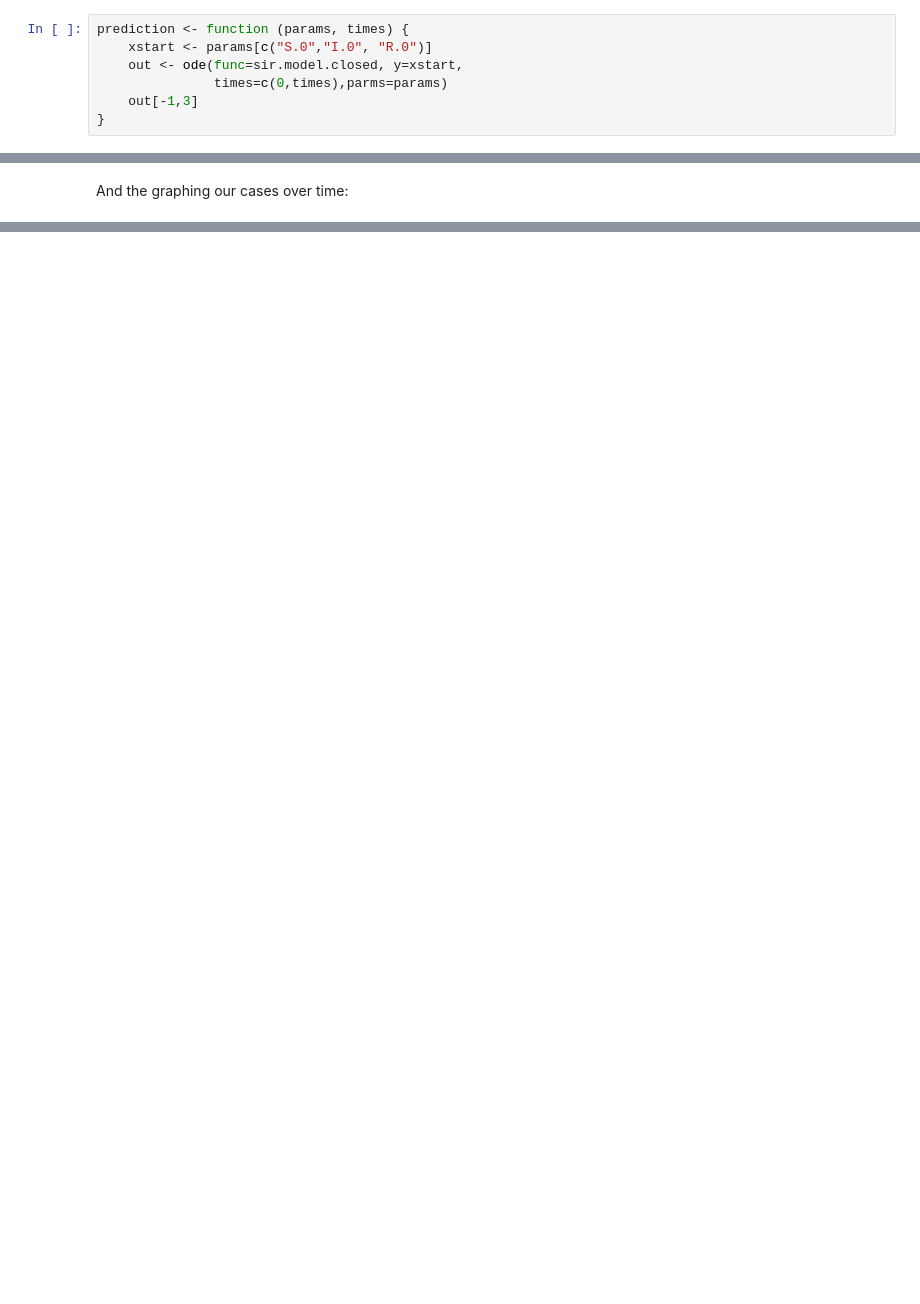
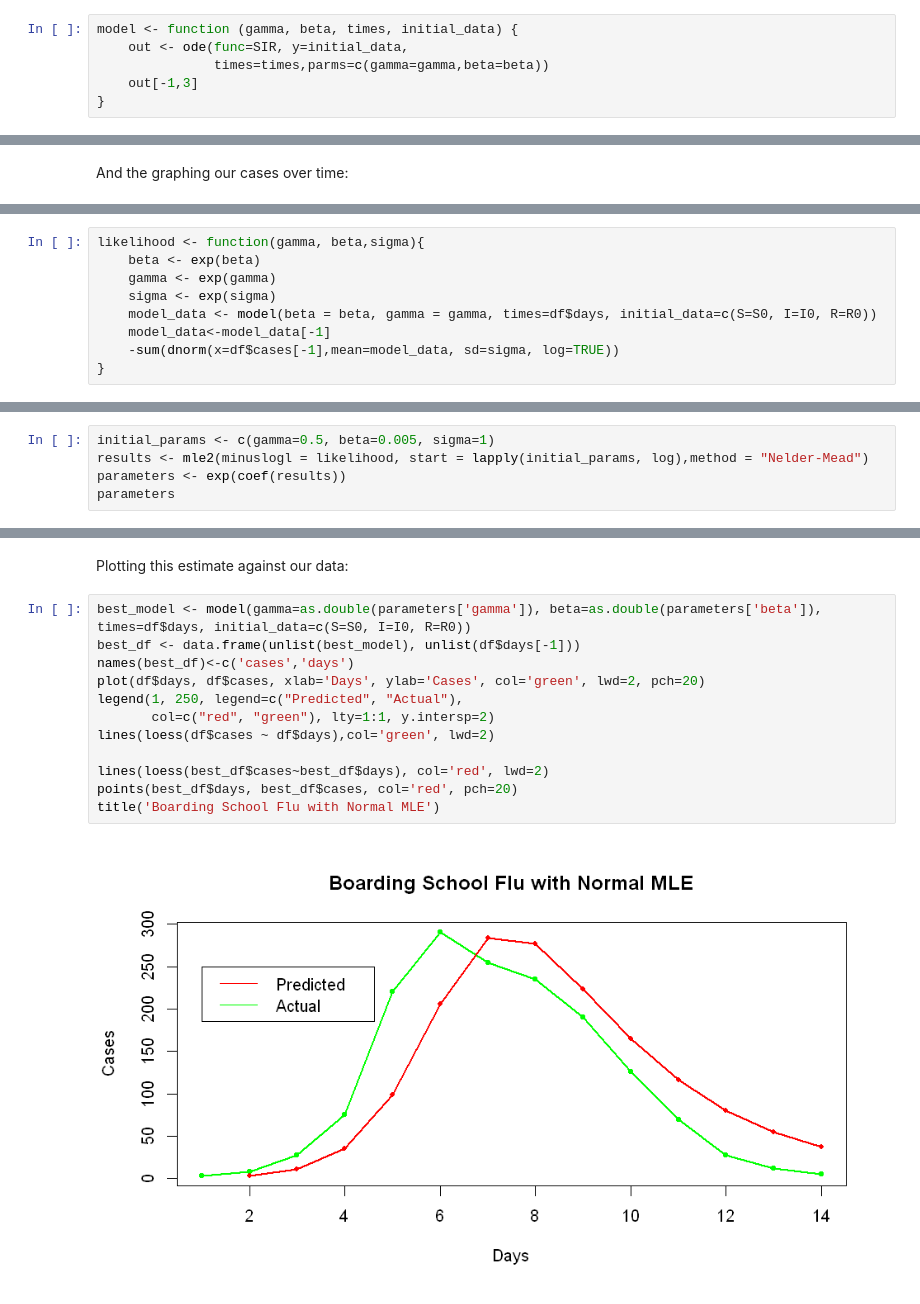
Before and after one commit to joely-w/ProjectWriteup, a Jupyter notebook: Stochastic model.ipynb, the cells around one changed output, grey strips where cells are left out. Cells and saved outputs as stored; diff of their text form; blank space fills up the shorter version.

Commit message:
Added MLE fitting using Poisson and Normal distribution

```diff
--- a/Stochastic model.ipynb
+++ b/Stochastic model.ipynb
@@ -31,8 +33,7 @@ We then create a function to return an approximate value for our model given all
 # %%
-prediction <- function (params, times) {
-    xstart <- params[c("S.0","I.0", "R.0")]
-    out <- ode(func=sir.model.closed, y=xstart,
-               times=c(0,times),parms=params)
+model <- function (gamma, beta, times, initial_data) {
+    out <- ode(func=SIR, y=initial_data,
+               times=times,parms=c(gamma=gamma,beta=beta))
     out[-1,3]
 }
 # %% [markdown]
@@ -82,0 +68,9 @@ $\log{L} = -\frac{n}{2}\log{((2\pi)}-n\log{\sigma}-\sum_{t=0}^{n-1}\frac{(Y_t -
+# %%
+likelihood <- function(gamma, beta,sigma){
+    beta <- exp(beta)
+    gamma <- exp(gamma)
+    sigma <- exp(sigma)
+    model_data <- model(beta = beta, gamma = gamma, times=df$days, initial_data=c(S=S0, I=I0, R=R0))
+    model_data<-model_data[-1]
+    -sum(dnorm(x=df$cases[-1],mean=model_data, sd=sigma, log=TRUE))
+}
@@ -82,0 +79,5 @@ $\log{L} = -\frac{n}{2}\log{((2\pi)}-n\log{\sigma}-\sum_{t=0}^{n-1}\frac{(Y_t -
+# %%
+initial_params <- c(gamma=0.5, beta=0.005, sigma=1)
+results <- mle2(minuslogl = likelihood, start = lapply(initial_params, log),method = "Nelder-Mead")
+parameters <- exp(coef(results))
+parameters
@@ -82,0 +87,16 @@ $\log{L} = -\frac{n}{2}\log{((2\pi)}-n\log{\sigma}-\sum_{t=0}^{n-1}\frac{(Y_t -
+# %% [markdown]
+Plotting this estimate against our data:
+# %%
+best_model <- model(gamma=as.double(parameters['gamma']), beta=as.double(parameters['beta']), times=df$days, initial_data=c(S=S0, I=I0, R=R0))
+best_df <- data.frame(unlist(best_model), unlist(df$days[-1]))
+names(best_df)<-c('cases','days')
+plot(df$days, df$cases, xlab='Days', ylab='Cases', col='green', lwd=2, pch=20)
+legend(1, 250, legend=c("Predicted", "Actual"),
+       col=c("red", "green"), lty=1:1, y.intersp=2)
+lines(loess(df$cases ~ df$days),col='green', lwd=2)
+
+lines(loess(best_df$cases~best_df$days), col='red', lwd=2)
+points(best_df$days, best_df$cases, col='red', pch=20)
+title('Boarding School Flu with Normal MLE')
+# %% [output]
+[figure, added]
```
Also changed, not shown: parts of 14 cells of this notebook.
